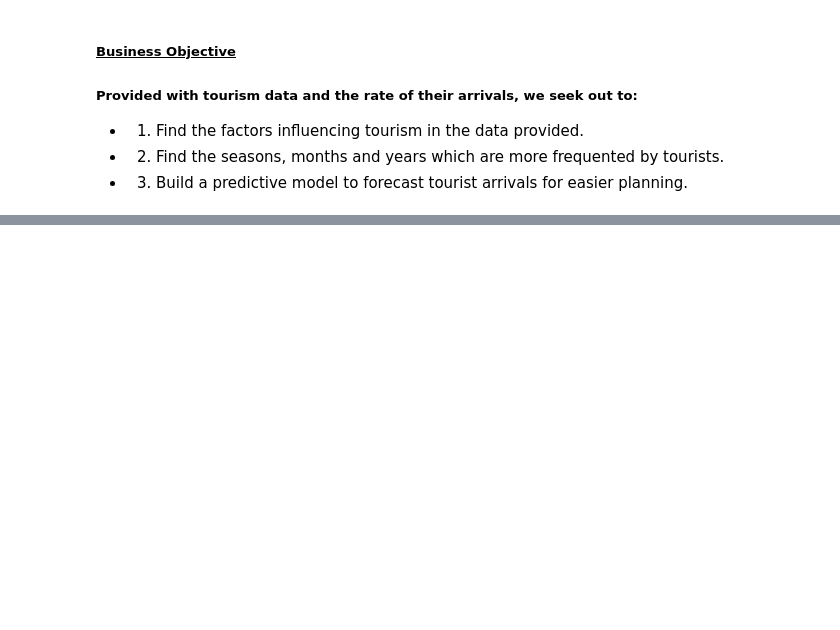
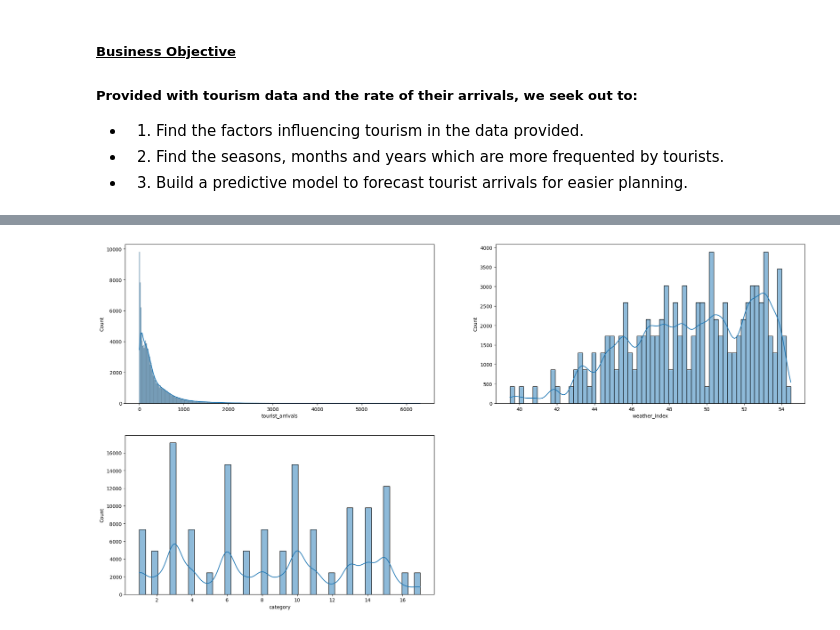
Before and after one commit to derak-isaack/tourist_prediction, a Jupyter notebook: tourist.ipynb, the cells around one changed output, grey strips where cells are left out. Drawn from its saved outputs; the diff is of its cells as text; code cells hidden in the pictures; blank space fills up the shorter version.

```diff
--- a/tourist.ipynb
+++ b/tourist.ipynb
@@ -55,0 +187,10 @@ df.head()
+# %%
+nums = df[['tourist_arrivals','weather_index','category']]
+
+plt.figure(figsize=(25,20))
+for i, items in enumerate(nums.columns):
+    plt.subplot(3,2,i+1)
+    sns.histplot(data=df, x=items, kde=True)
+plt.show()
+# %% [output]
+[figure, added]
```
Also changed, not shown: parts of 29 cells of this notebook.
